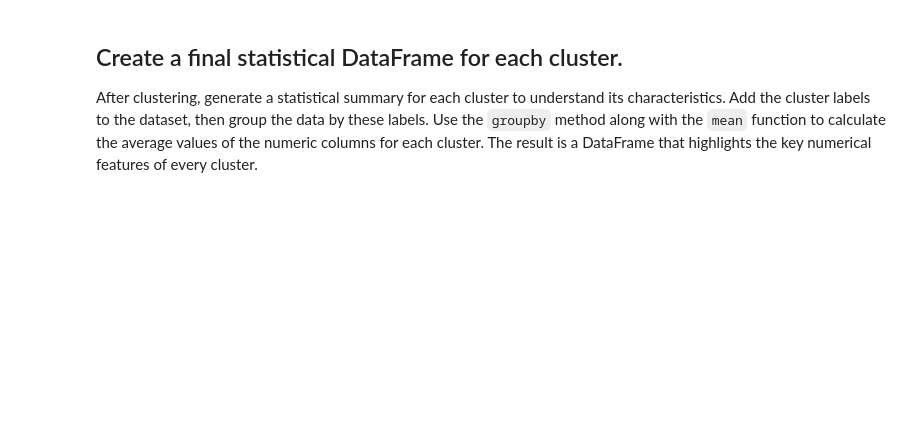
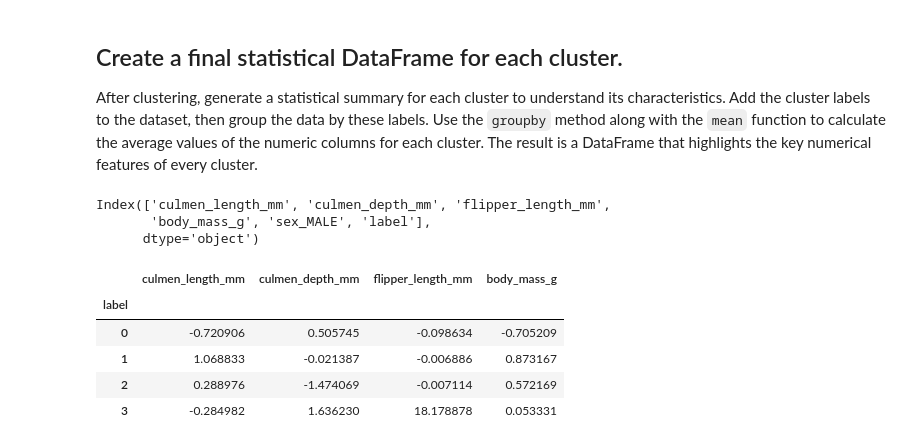
Before and after one commit to Emigbanam/ML-Projects, a Jupyter notebook: Clustering Antarctic Penguin Species.ipynb, the cells around one changed output. Saved outputs shown, nothing was run; the diff lists cells and outputs as text; code cells hidden in the pictures; blank space fills up the shorter version.

```diff
--- a/Clustering Antarctic Penguin Species.ipynb
+++ b/Clustering Antarctic Penguin Species.ipynb
@@ -159,3 +161,20 @@ plt.show()
 Create a final statistical DataFrame for each cluster.
 ----
 After clustering, generate a statistical summary for each cluster to understand its characteristics. Add the cluster labels to the dataset, then group the data by these labels. Use the `groupby` method along with the `mean` function to calculate the average values of the numeric columns for each cluster. The result is a DataFrame that highlights the key numerical features of every cluster.
+# %%
+print(penguins_pp.columns)
+# %% [output]
+Index(['culmen_length_mm', 'culmen_depth_mm', 'flipper_length_mm',
+       'body_mass_g', 'sex_MALE', 'label'],
+      dtype='object')
+# %%
+numeric_columns = ['culmen_length_mm', 'culmen_depth_mm', 'flipper_length_mm','body_mass_g', 'label']
+stat_penguins = penguins_pp[numeric_columns].groupby('label').mean()
+stat_penguins
+# %% [output]
+|  | culmen_length_mm | culmen_depth_mm | flipper_length_mm | body_mass_g |
+| label |  |  |  |  |
+| 0 | -0.720906 | 0.505745 | -0.098634 | -0.705209 |
+| 1 | 1.068833 | -0.021387 | -0.006886 | 0.873167 |
+| 2 | 0.288976 | -1.474069 | -0.007114 | 0.572169 |
+| 3 | -0.284982 | 1.636230 | 18.178878 | 0.053331 |
```
Also changed, not shown: parts of 5 cells of this notebook.
